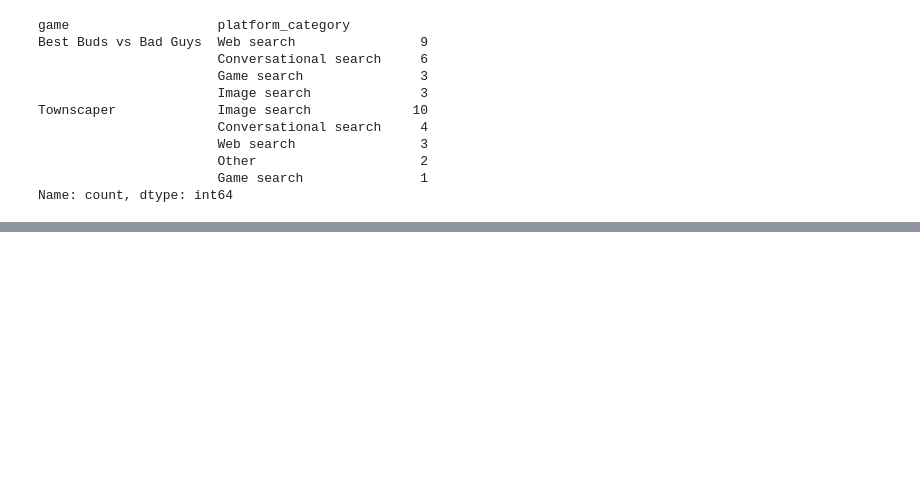
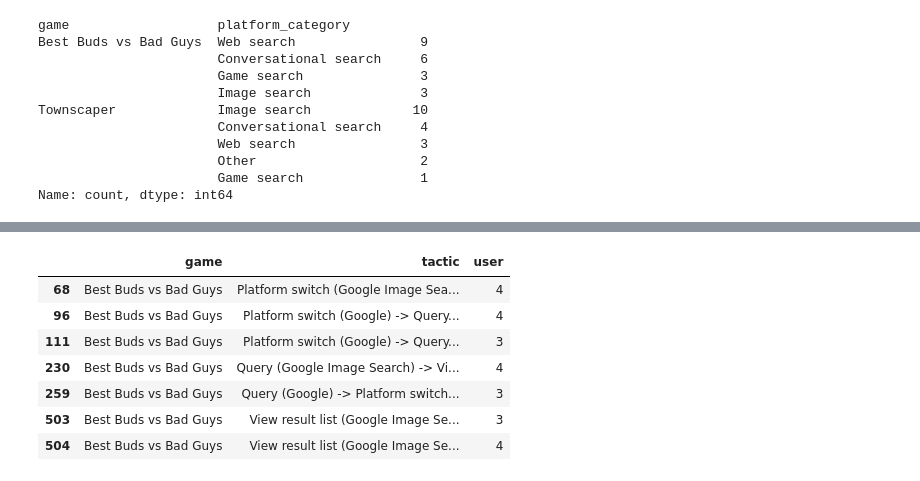
Before and after one commit to biirrr/game-ki-search, a Jupyter notebook: analysis/test_rq_code.ipynb, the cells around one changed output, grey strips where cells are left out. Cells and saved outputs as stored; diff of their text form; code cells hidden in the pictures; blank space fills up the shorter version.

```diff
--- a/analysis/test_rq_code.ipynb
+++ b/analysis/test_rq_code.ipynb
@@ -272,0 +394,12 @@ events[(events.context.isna()) ]
+# %%
+temp = user_game_tactic_freq.groupby(['game', 'tactic']).user.count().reset_index()
+temp[temp.user > 2]
+# %% [output]
+|  | game | tactic | user |
+| 68 | Best Buds vs Bad Guys | Platform switch (Google Image Sea... | 4 |
+| 96 | Best Buds vs Bad Guys | Platform switch (Google) -> Query... | 4 |
+| 111 | Best Buds vs Bad Guys | Platform switch (Google) -> Query... | 3 |
+| 230 | Best Buds vs Bad Guys | Query (Google Image Search) -> Vi... | 4 |
+| 259 | Best Buds vs Bad Guys | Query (Google) -> Platform switch... | 3 |
+| 503 | Best Buds vs Bad Guys | View result list (Google Image Se... | 3 |
+| 504 | Best Buds vs Bad Guys | View result list (Google Image Se... | 4 |
```
Also changed, not shown: parts of 5 cells of this notebook, 8 other files.
